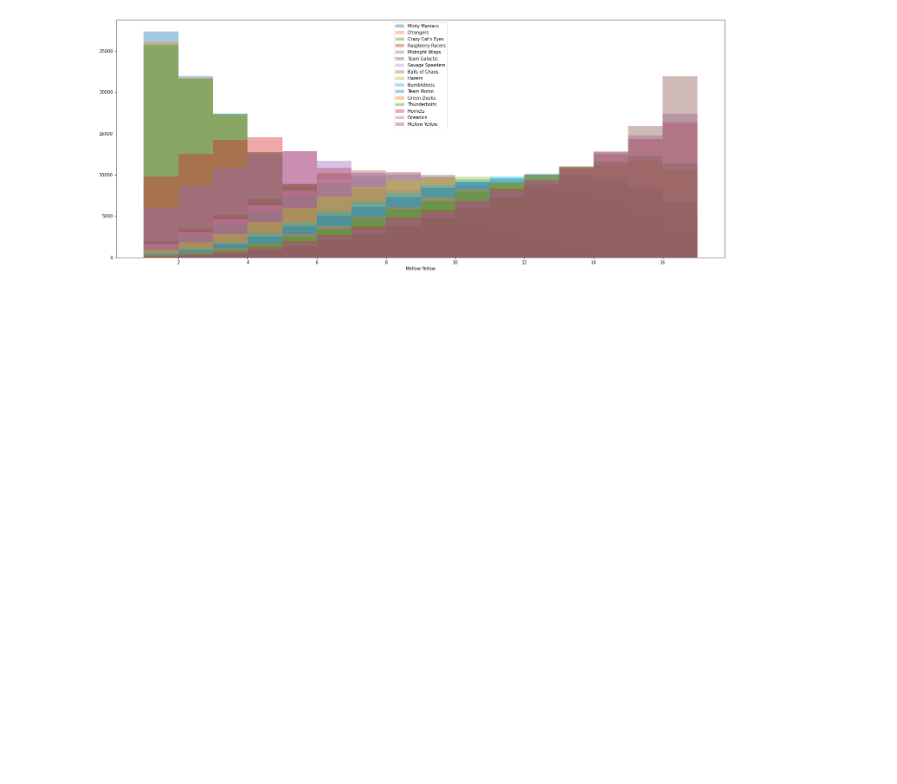
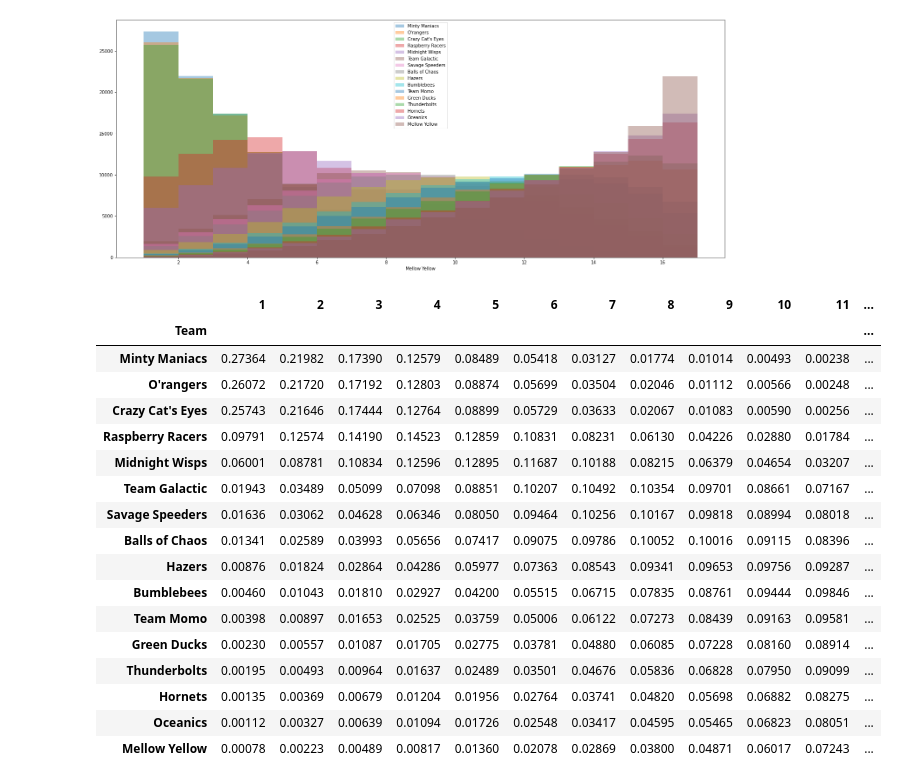
Before and after one commit to jtang9001/marble-carlo, a Jupyter notebook: carlo.ipynb, the cells around one changed output. Cells and saved outputs as stored; diff of their text form; code cells hidden in the pictures; blank space fills up the shorter version.

```diff
--- a/carlo.ipynb
+++ b/carlo.ipynb
@@ -161,3 +146,29 @@ Mellow Yellow
 # rankCounts2 = rankCounts2/500
 # sns.heatmap(rankCounts2, annot = True)
 # plt.show()
+# %%
+rankHeatmap = pd.DataFrame(index = df.index)
+for idx, row in ranks.iterrows():
+    counts = row.value_counts(normalize = True)
+    for i in range(1, 17):
+        rankHeatmap.loc[idx, i] = counts[(counts.index >= i) & (counts.index < i+1)].sum()
+rankHeatmap
+# %% [output]
+|  | 1 | 2 | 3 | 4 | 5 | 6 | 7 | 8 | 9 | 10 | 11 | ... |
+| Team |  |  |  |  |  |  |  |  |  |  |  | ... |
+| Minty Maniacs | 0.27364 | 0.21982 | 0.17390 | 0.12579 | 0.08489 | 0.05418 | 0.03127 | 0.01774 | 0.01014 | 0.00493 | 0.00238 | ... |
+| O'rangers | 0.26072 | 0.21720 | 0.17192 | 0.12803 | 0.08874 | 0.05699 | 0.03504 | 0.02046 | 0.01112 | 0.00566 | 0.00248 | ... |
+| Crazy Cat's Eyes | 0.25743 | 0.21646 | 0.17444 | 0.12764 | 0.08899 | 0.05729 | 0.03633 | 0.02067 | 0.01083 | 0.00590 | 0.00256 | ... |
+| Raspberry Racers | 0.09791 | 0.12574 | 0.14190 | 0.14523 | 0.12859 | 0.10831 | 0.08231 | 0.06130 | 0.04226 | 0.02880 | 0.01784 | ... |
+| Midnight Wisps | 0.06001 | 0.08781 | 0.10834 | 0.12596 | 0.12895 | 0.11687 | 0.10188 | 0.08215 | 0.06379 | 0.04654 | 0.03207 | ... |
+| Team Galactic | 0.01943 | 0.03489 | 0.05099 | 0.07098 | 0.08851 | 0.10207 | 0.10492 | 0.10354 | 0.09701 | 0.08661 | 0.07167 | ... |
+| Savage Speeders | 0.01636 | 0.03062 | 0.04628 | 0.06346 | 0.08050 | 0.09464 | 0.10256 | 0.10167 | 0.09818 | 0.08994 | 0.08018 | ... |
+| Balls of Chaos | 0.01341 | 0.02589 | 0.03993 | 0.05656 | 0.07417 | 0.09075 | 0.09786 | 0.10052 | 0.10016 | 0.09115 | 0.08396 | ... |
+| Hazers | 0.00876 | 0.01824 | 0.02864 | 0.04286 | 0.05977 | 0.07363 | 0.08543 | 0.09341 | 0.09653 | 0.09756 | 0.09287 | ... |
+| Bumblebees | 0.00460 | 0.01043 | 0.01810 | 0.02927 | 0.04200 | 0.05515 | 0.06715 | 0.07835 | 0.08761 | 0.09444 | 0.09846 | ... |
+| Team Momo | 0.00398 | 0.00897 | 0.01653 | 0.02525 | 0.03759 | 0.05006 | 0.06122 | 0.07273 | 0.08439 | 0.09163 | 0.09581 | ... |
+| Green Ducks | 0.00230 | 0.00557 | 0.01087 | 0.01705 | 0.02775 | 0.03781 | 0.04880 | 0.06085 | 0.07228 | 0.08160 | 0.08914 | ... |
+| Thunderbolts | 0.00195 | 0.00493 | 0.00964 | 0.01637 | 0.02489 | 0.03501 | 0.04676 | 0.05836 | 0.06828 | 0.07950 | 0.09099 | ... |
+| Hornets | 0.00135 | 0.00369 | 0.00679 | 0.01204 | 0.01956 | 0.02764 | 0.03741 | 0.04820 | 0.05698 | 0.06882 | 0.08275 | ... |
+| Oceanics | 0.00112 | 0.00327 | 0.00639 | 0.01094 | 0.01726 | 0.02548 | 0.03417 | 0.04595 | 0.05465 | 0.06823 | 0.08051 | ... |
+| Mellow Yellow | 0.00078 | 0.00223 | 0.00489 | 0.00817 | 0.01360 | 0.02078 | 0.02869 | 0.03800 | 0.04871 | 0.06017 | 0.07243 | ... |
```
Also changed, not shown: parts of 8 cells of this notebook, 3 other files.
